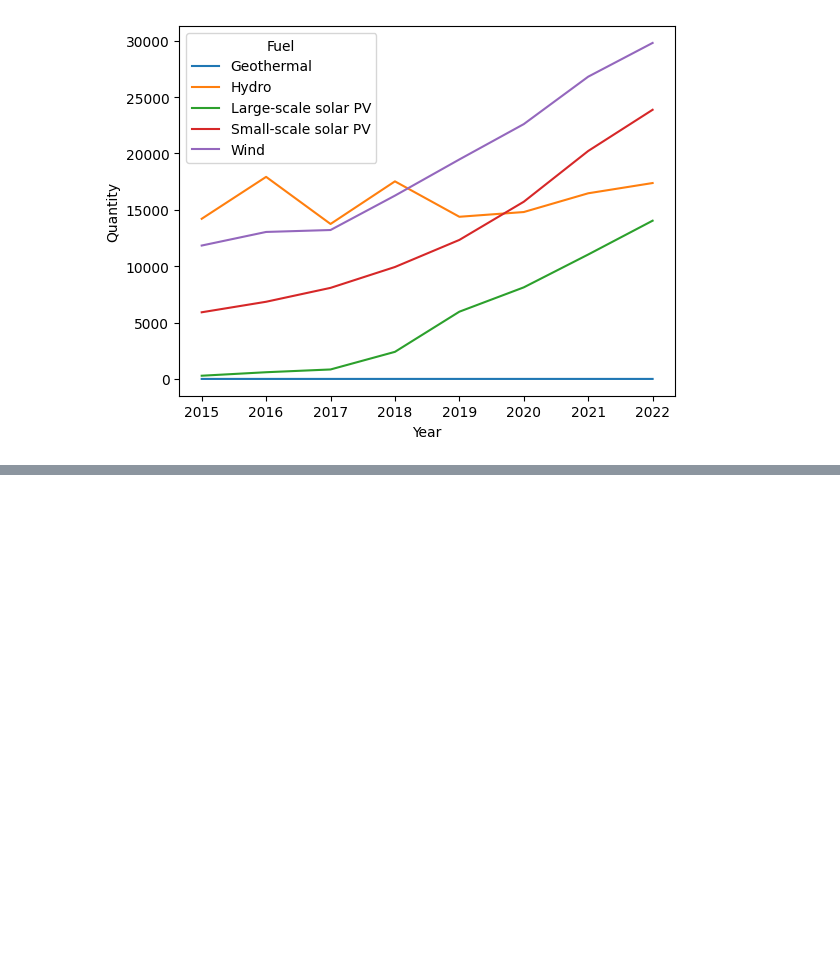
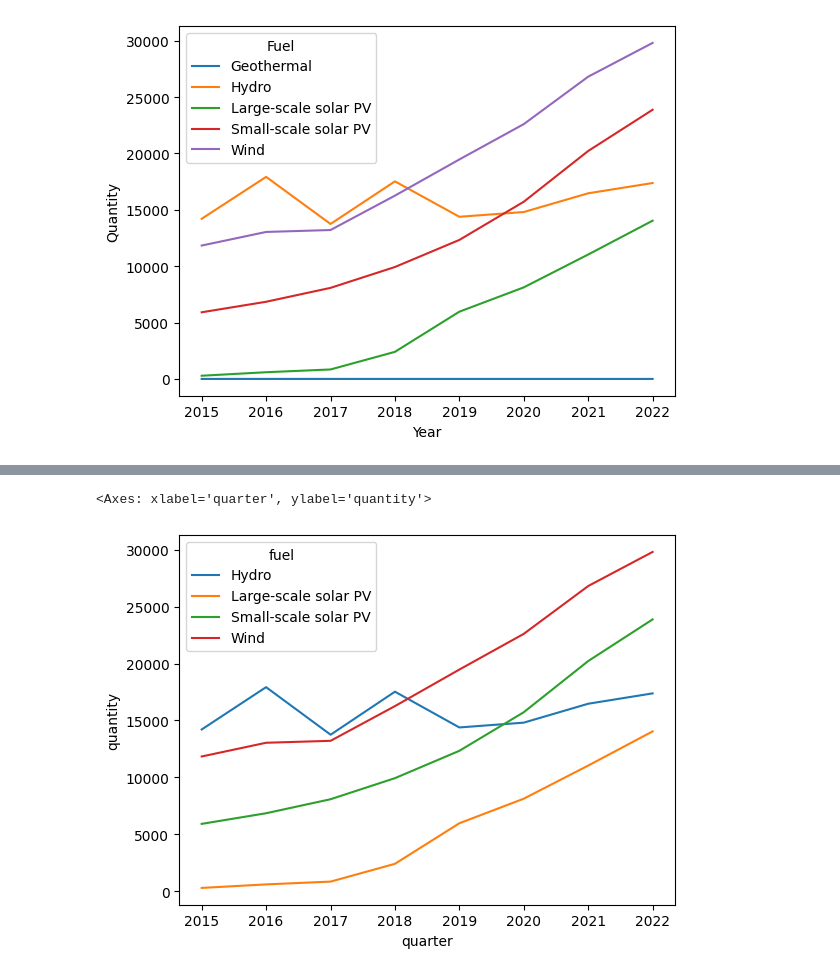
Before and after one commit to z5113296/ZZSC9020-Group-M, a Jupyter notebook: data_discovery/Solar.ipynb, the cells around one changed output, grey strips where cells are left out. Saved outputs shown, nothing was run; the diff lists cells and outputs as text; code cells hidden in the pictures; blank space fills up the shorter version.

Commit message:
Transformed renewable energy.

```diff
--- a/data_discovery/Solar.ipynb
+++ b/data_discovery/Solar.ipynb
@@ -35,7 +35,7 @@ sns.lineplot(data=df, x='Year', y='Quantity', hue='Fuel')
 # %% [markdown]
 ## Calendar Year Data
 # %%
-df = pd.read_csv('~/Downloads/Australian Energy Statistics 2023 - machine-readable/Australian Energy Statistics 2023 Table O CY - machine-readable.csv')
+df = pd.read_csv('~/PycharmProjects/ZZSC9020-Group-M/data/renewable_energy/Australian Energy Statistics 2023 Table O CY - machine-readable.csv')
 df = df[df['Jurisdiction'] == 'AUS']
 df = df[df['Fuel'].isin(['Geothermal', 'Hydro', 'Large-scale solar PV', 'Small-scale solar PV', 'Wind'])]
 df['Quantity'] = pd.to_numeric(df['Quantity'], errors='coerce')
@@ -44,3 +44,8 @@ sns.lineplot(data=df, x='Year', y='Quantity', hue='Fuel')
 # %% [output]
 <Axes: xlabel='Year', ylabel='Quantity'>
 [figure]
+# %%
+from datetime import datetime
+from dateutil.relativedelta import relativedelta
+df_quarter = pd.DataFrame({'quarter': [datetime(2015, 1, 1) + relativedelta(months=n) for n in range(0, 85, 3)]})
+df_quarter
@@ -46,0 +70,5 @@ sns.lineplot(data=df, x='Year', y='Quantity', hue='Fuel')
+# %%
+df_re = df.pivot(index='Year', columns='Fuel', values='Quantity').reset_index()
+df_re['quarter'] = df_re['Year'].apply(lambda x: datetime(x, 1, 1))
+df_re = df_re.drop(['Year', 'Geothermal'], axis=1)
+df_re
@@ -46,0 +85,5 @@ sns.lineplot(data=df, x='Year', y='Quantity', hue='Fuel')
+# %%
+df_req = pd.merge(df_quarter, df_re, how='left', on='quarter')
+df_req = df_req.interpolate(method='linear', limit_direction='forward')
+df_req.to_csv('renewable_energy.csv', index=False)
+df_req
@@ -46,0 +108,8 @@ sns.lineplot(data=df, x='Year', y='Quantity', hue='Fuel')
+# %%
+df_long = df_req.set_index('quarter').stack().reset_index()
+df_long.columns = ['quarter', 'fuel', 'quantity']
+df_long
+sns.lineplot(data=df_long, x='quarter', y='quantity', hue='fuel')
+# %% [output]
+<Axes: xlabel='quarter', ylabel='quantity'>
+[figure, added]
```
Also changed, not shown: parts of 4 cells of this notebook, 1 other file.
